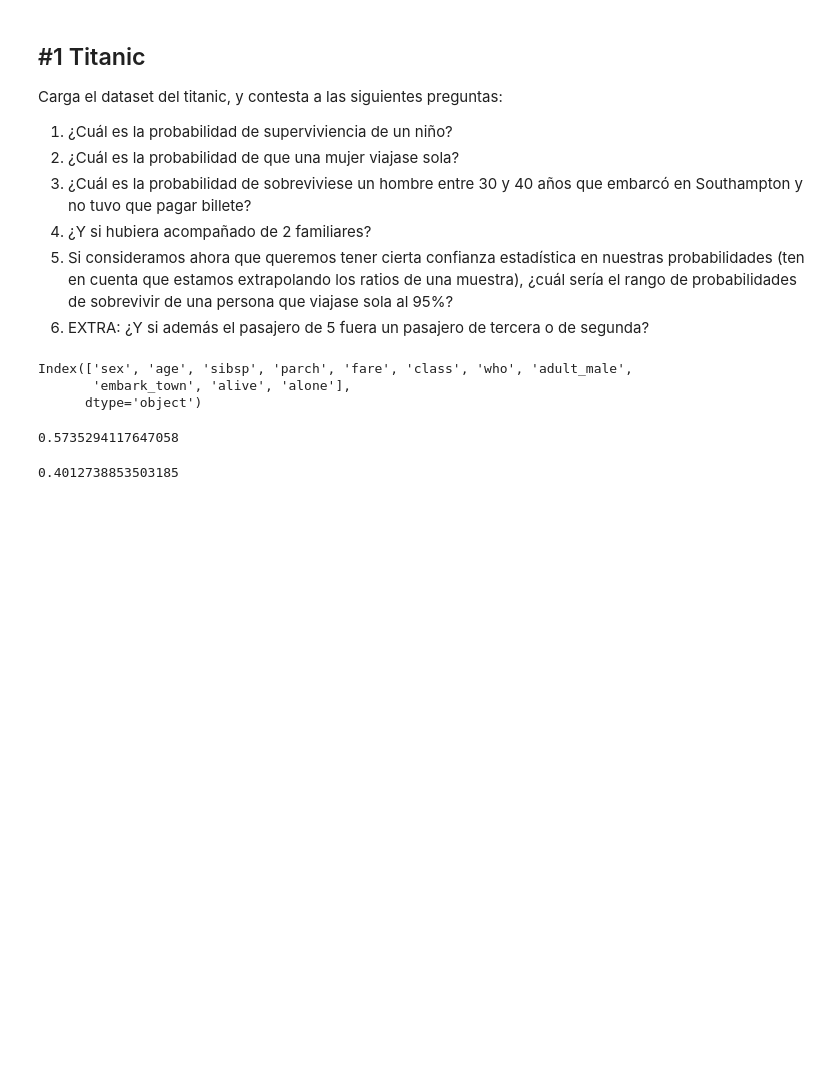
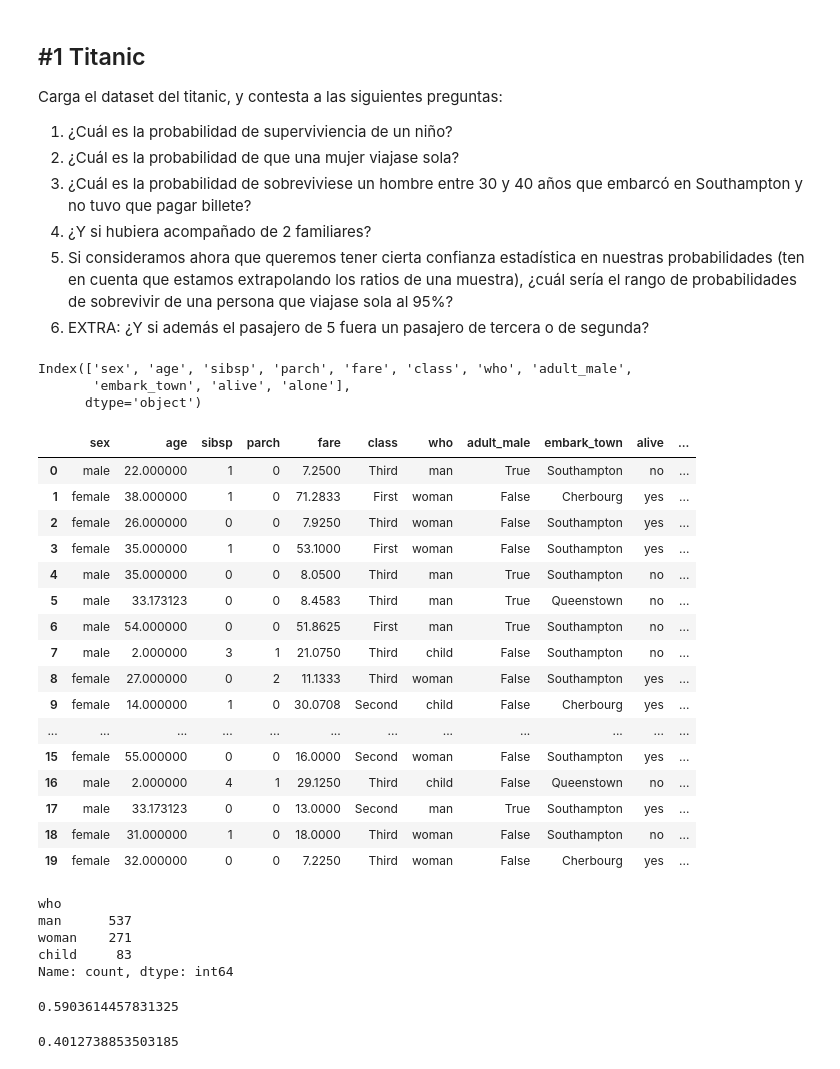
Before and after one commit to Whitee-12/DS-online-blanca, a Jupyter notebook: 04_Machine_Learning/Sprint_09/Unidad_01_Estadistica_Inferencial/03_Practica_Obligatoria/18_Practica_Obligatoria_Estadistica_Inferencial.ipynb, the cells around one changed output. Cells and saved outputs as stored; diff of their text form; code cells hidden in the pictures; blank space fills up the shorter version.

```diff
--- a/04_Machine_Learning/Sprint_09/Unidad_01_Estadistica_Inferencial/03_Practica_Obligatoria/18_Practica_Obligatoria_Estadistica_Inferencial.ipynb
+++ b/04_Machine_Learning/Sprint_09/Unidad_01_Estadistica_Inferencial/03_Practica_Obligatoria/18_Practica_Obligatoria_Estadistica_Inferencial.ipynb
@@ -35,13 +35,41 @@ df_titanic.columns
 Index(['sex', 'age', 'sibsp', 'parch', 'fare', 'class', 'who', 'adult_male',
        'embark_town', 'alive', 'alone'],
       dtype='object')
+# %%
+df_titanic.head(20)
+# %% [output]
+|  | sex | age | sibsp | parch | fare | class | who | adult_male | embark_town | alive | ... |
+| 0 | male | 22.000000 | 1 | 0 | 7.2500 | Third | man | True | Southampton | no | ... |
+| 1 | female | 38.000000 | 1 | 0 | 71.2833 | First | woman | False | Cherbourg | yes | ... |
+| 2 | female | 26.000000 | 0 | 0 | 7.9250 | Third | woman | False | Southampton | yes | ... |
+| 3 | female | 35.000000 | 1 | 0 | 53.1000 | First | woman | False | Southampton | yes | ... |
+| 4 | male | 35.000000 | 0 | 0 | 8.0500 | Third | man | True | Southampton | no | ... |
+| 5 | male | 33.173123 | 0 | 0 | 8.4583 | Third | man | True | Queenstown | no | ... |
+| 6 | male | 54.000000 | 0 | 0 | 51.8625 | First | man | True | Southampton | no | ... |
+| 7 | male | 2.000000 | 3 | 1 | 21.0750 | Third | child | False | Southampton | no | ... |
+| 8 | female | 27.000000 | 0 | 2 | 11.1333 | Third | woman | False | Southampton | yes | ... |
+| 9 | female | 14.000000 | 1 | 0 | 30.0708 | Second | child | False | Cherbourg | yes | ... |
+| ... | ... | ... | ... | ... | ... | ... | ... | ... | ... | ... | ... |
+| 15 | female | 55.000000 | 0 | 0 | 16.0000 | Second | woman | False | Southampton | yes | ... |
+| 16 | male | 2.000000 | 4 | 1 | 29.1250 | Third | child | False | Queenstown | no | ... |
+| 17 | male | 33.173123 | 0 | 0 | 13.0000 | Second | man | True | Southampton | yes | ... |
+| 18 | female | 31.000000 | 1 | 0 | 18.0000 | Third | woman | False | Southampton | no | ... |
+| 19 | female | 32.000000 | 0 | 0 | 7.2250 | Third | woman | False | Cherbourg | yes | ... |
+# %%
+df_titanic['who'].value_counts()
+# %% [output]
+who
+man      537
+woman    271
+child     83
+Name: count, dtype: int64
 # %%
 #1. probabilidad de superviviencia de un niño
-niños = df_titanic[df_titanic["age"] < 12]
+niños = df_titanic[df_titanic["who"] == 'child']
 p_supervivencia_niño = (niños["alive"] == "yes").mean()
 print(p_supervivencia_niño)
 # %% [output]
-0.5735294117647058
+0.5903614457831325
 # %%
 #2. ¿Cuál es la probabilidad de que una mujer viajase sola?
 mujeres = df_titanic[df_titanic["sex"] == "female"]
```
Also changed, not shown: parts of 1 cell of this notebook.
